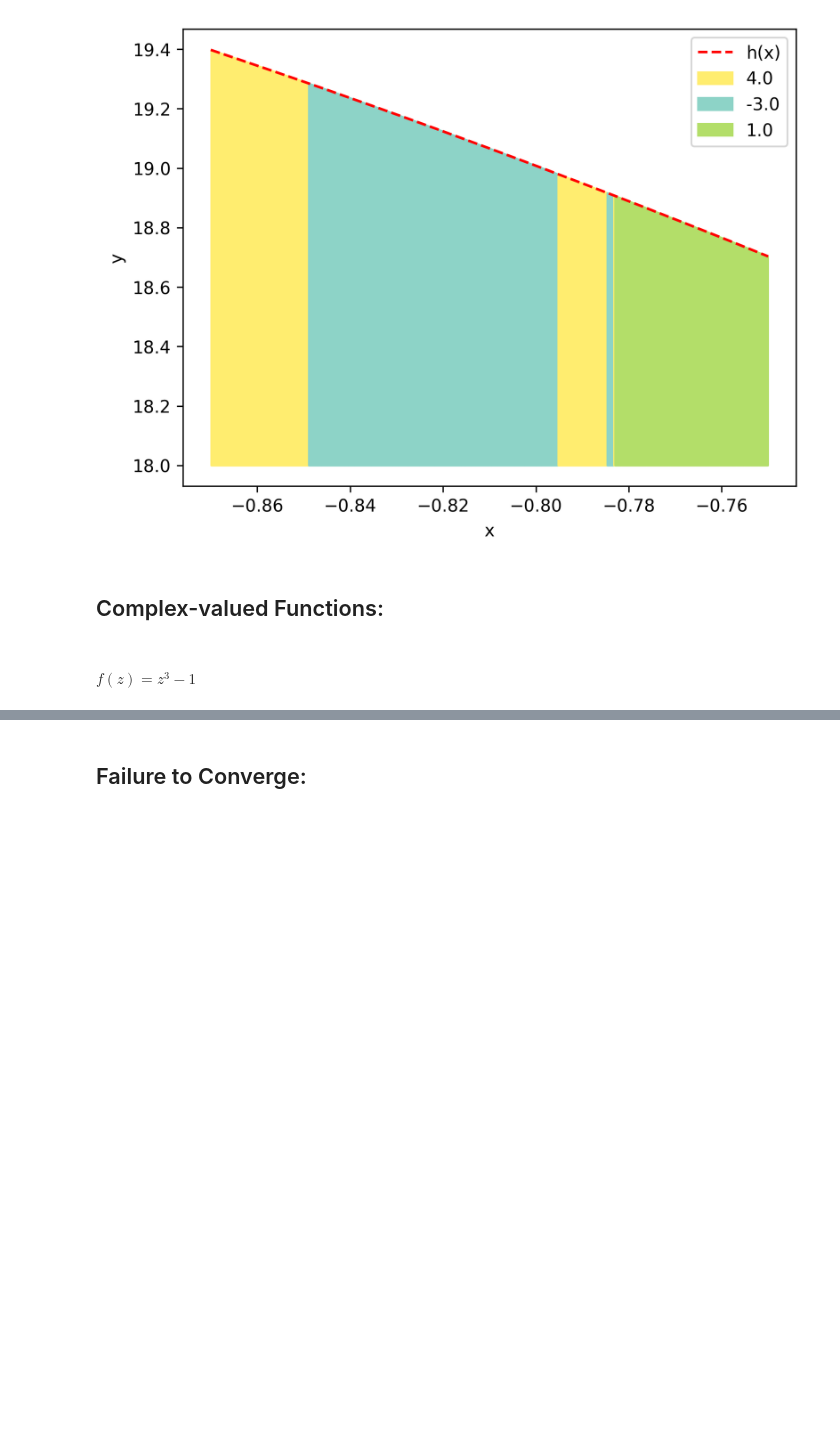
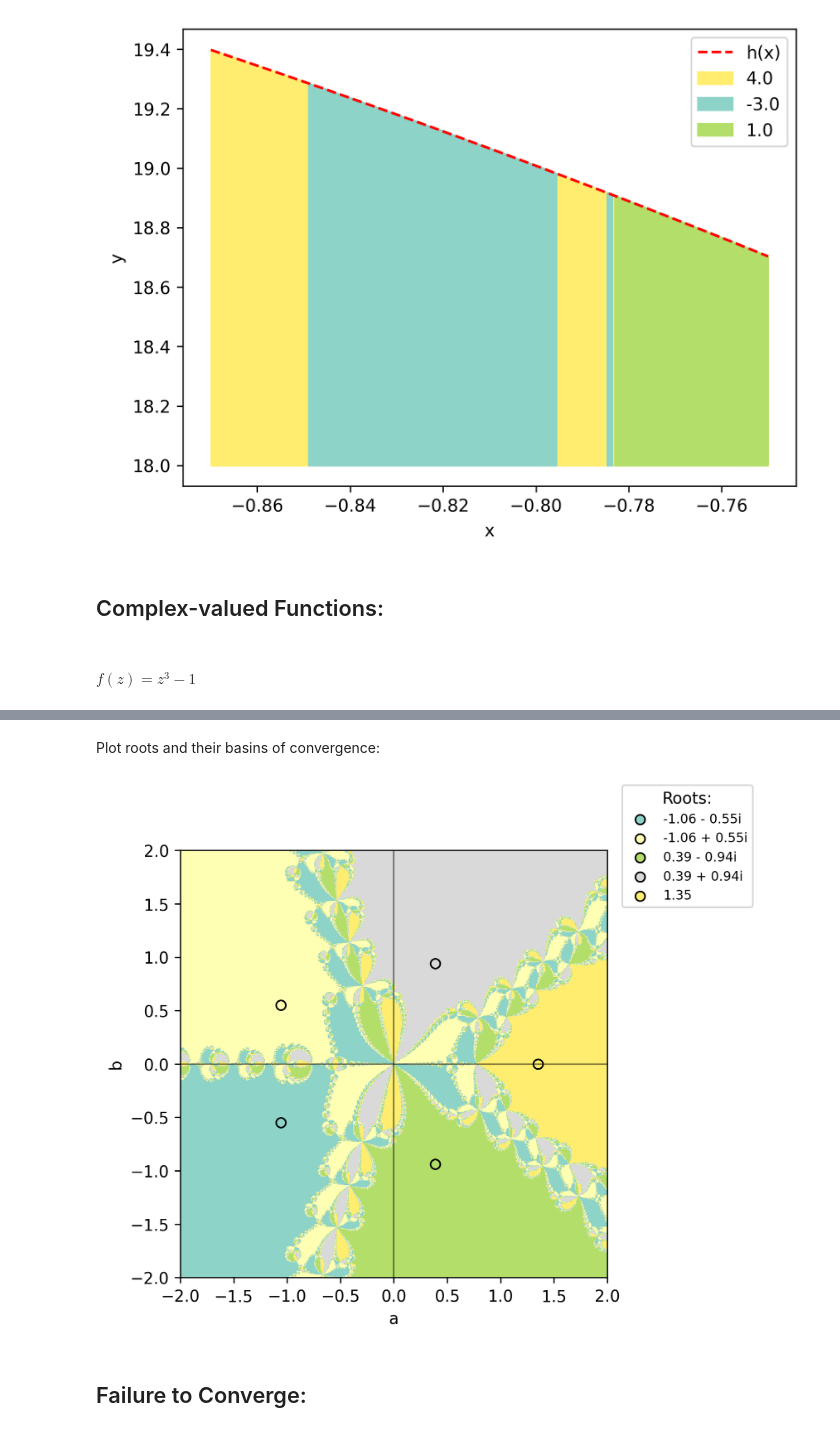
Before and after one commit to benraivel/MA332, a Jupyter notebook: Projects/Project1/Project1.ipynb, the cells around one changed output, grey strips where cells are left out. Cells and saved outputs as stored; diff of their text form; code cells hidden in the pictures; blank space fills up the shorter version.

```diff
--- a/Projects/Project1/Project1.ipynb
+++ b/Projects/Project1/Project1.ipynb
@@ -259,3 +297,57 @@ plt.show()
+# %%
+results = np.empty((1000, 1000), dtype=complex)
+
+for i in range(1000):
+    for j in range(1000):
+
+        results[999-i][j] = np.round(newton(f=g, df=dg, x=a[i][j]+b[i][j])[-1], 2)
+
+# get all roots found by newtons method
+roots = np.unique(results)
+
+# split roots into real and imaginary parts
+roots_a_b = np.array([np.real(roots), np.imag(roots)])
+
+# scale normalization to the roots
+norm.autoscale(roots)
+
+# normalize roots, results and cast to float for cmap()
+norm_roots = norm(roots).astype(float)
+norm_results = norm(results).astype(float)
+# %% [markdown]
+Plot roots and their basins of convergence:
+# %%
+fig, axes = plt.subplots(dpi=300)
+
+# show basins of convergence
+axes.imshow(norm_results, cmap='Set3', extent=[-2, 2, -2, 2], interpolation='none')
+
+# for each root
+for i in range(len(roots)):
+
+    # create a nicely formatted label
+    root_label = (str(roots_a_b[0][i])
+                    + ((' - ' if np.sign(roots_a_b[1][i]) < 0 else ' + ')
+                        + (str(np.abs(roots_a_b)[1][i]) + 'i') if np.abs(roots_a_b)[1][i] != 0 else ''))
+
+    # plot the root
+    axes.scatter(roots_a_b[0][i], roots_a_b[1][i], color=cmap(norm_roots[i]), label=root_label, marker='o', edgecolor='Black')
+
+# add x and y axis
+axes.axhline(color='Black', lw=0.5)
+axes.axvline(color='Black', lw=0.5)
+
+# label axes
+axes.set_xlabel('a')
+axes.set_ylabel('b')
+
+fig.legend(title='Roots:', fontsize=8)
+
+# save and display figure
+plt.savefig('Report/figures/figure5.png')
+plt.show()
+# %% [output]
+[figure, added]
 # %% [markdown]
 ## Failure to Converge:
 # %%
```
Also changed, not shown: parts of 24 cells of this notebook, 7 other files.
